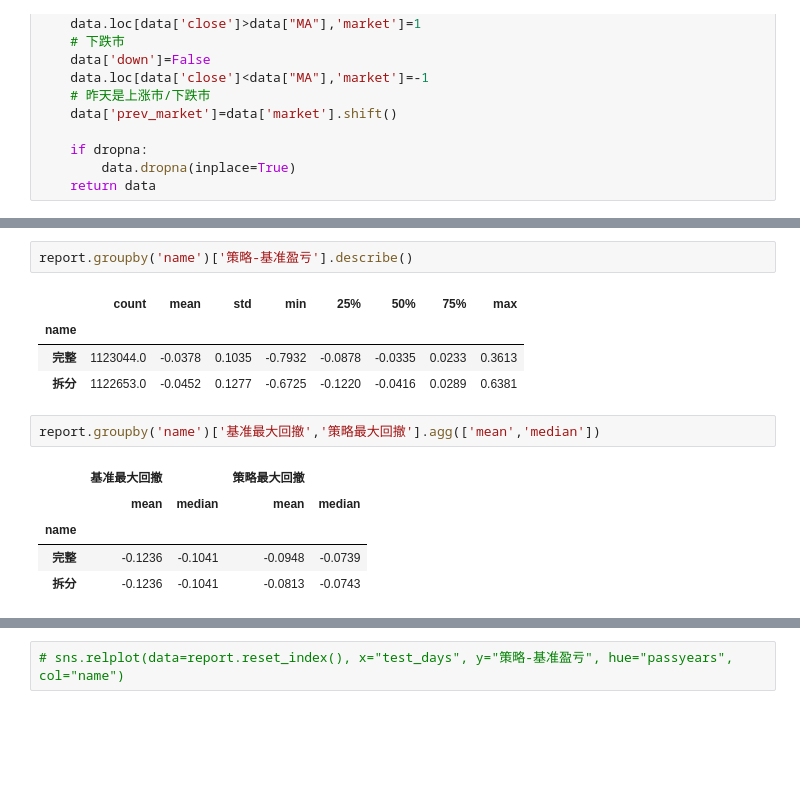
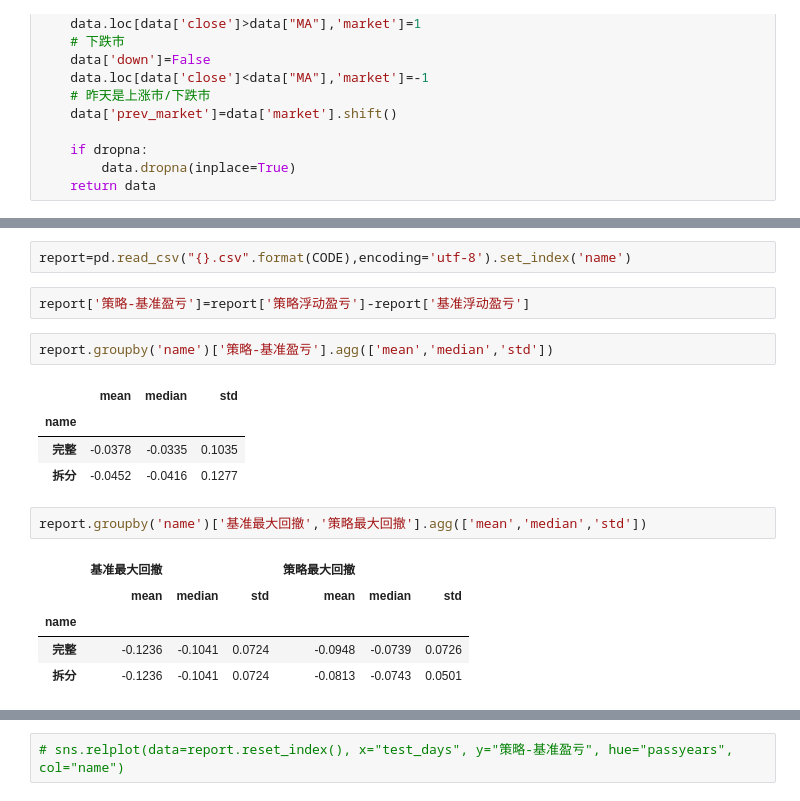
Before and after one commit to GuQiangJS/gquant-example, a Jupyter notebook: 周内效应/ETF-周内效应-513100.ipynb, the cells around one changed output, grey strips where cells are left out. Cells and saved outputs as stored; diff of their text form; blank space fills up the shorter version.

```diff
--- a/周内效应/ETF-周内效应-513100.ipynb
+++ b/周内效应/ETF-周内效应-513100.ipynb
@@ -158,15 +135,19 @@ report
+# %%
+report=pd.read_csv("{}.csv".format(CODE),encoding='utf-8').set_index('name')
+# %%
+report['策略-基准盈亏']=report['策略浮动盈亏']-report['基准浮动盈亏']
 # %%
-report.groupby('name')['策略-基准盈亏'].describe()
+report.groupby('name')['策略-基准盈亏'].agg(['mean','median','std'])
 # %% [output]
-|  | count | mean | std | min | 25% | 50% | 75% | max |
-| name |  |  |  |  |  |  |  |  |
-| 完整 | 1123044.0 | -0.0378 | 0.1035 | -0.7932 | -0.0878 | -0.0335 | 0.0233 | 0.3613 |
-| 拆分 | 1122653.0 | -0.0452 | 0.1277 | -0.6725 | -0.1220 | -0.0416 | 0.0289 | 0.6381 |
+|  | mean | median | std |
+| name |  |  |  |
+| 完整 | -0.0378 | -0.0335 | 0.1035 |
+| 拆分 | -0.0452 | -0.0416 | 0.1277 |
 # %%
-report.groupby('name')['基准最大回撤','策略最大回撤'].agg(['mean','median'])
+report.groupby('name')['基准最大回撤','策略最大回撤'].agg(['mean','median','std'])
 # %% [output]
-|  | 基准最大回撤 |  | 策略最大回撤 |  |
-|  | mean | median | mean | median |
-| name |  |  |  |  |
-| 完整 | -0.1236 | -0.1041 | -0.0948 | -0.0739 |
-| 拆分 | -0.1236 | -0.1041 | -0.0813 | -0.0743 |
+|  | 基准最大回撤 |  |  | 策略最大回撤 |  |  |
+|  | mean | median | std | mean | median | std |
+| name |  |  |  |  |  |  |
+| 完整 | -0.1236 | -0.1041 | 0.0724 | -0.0948 | -0.0739 | 0.0726 |
+| 拆分 | -0.1236 | -0.1041 | 0.0724 | -0.0813 | -0.0743 | 0.0501 |
```
Also changed, not shown: parts of 9 cells of this notebook, 23 other files.
